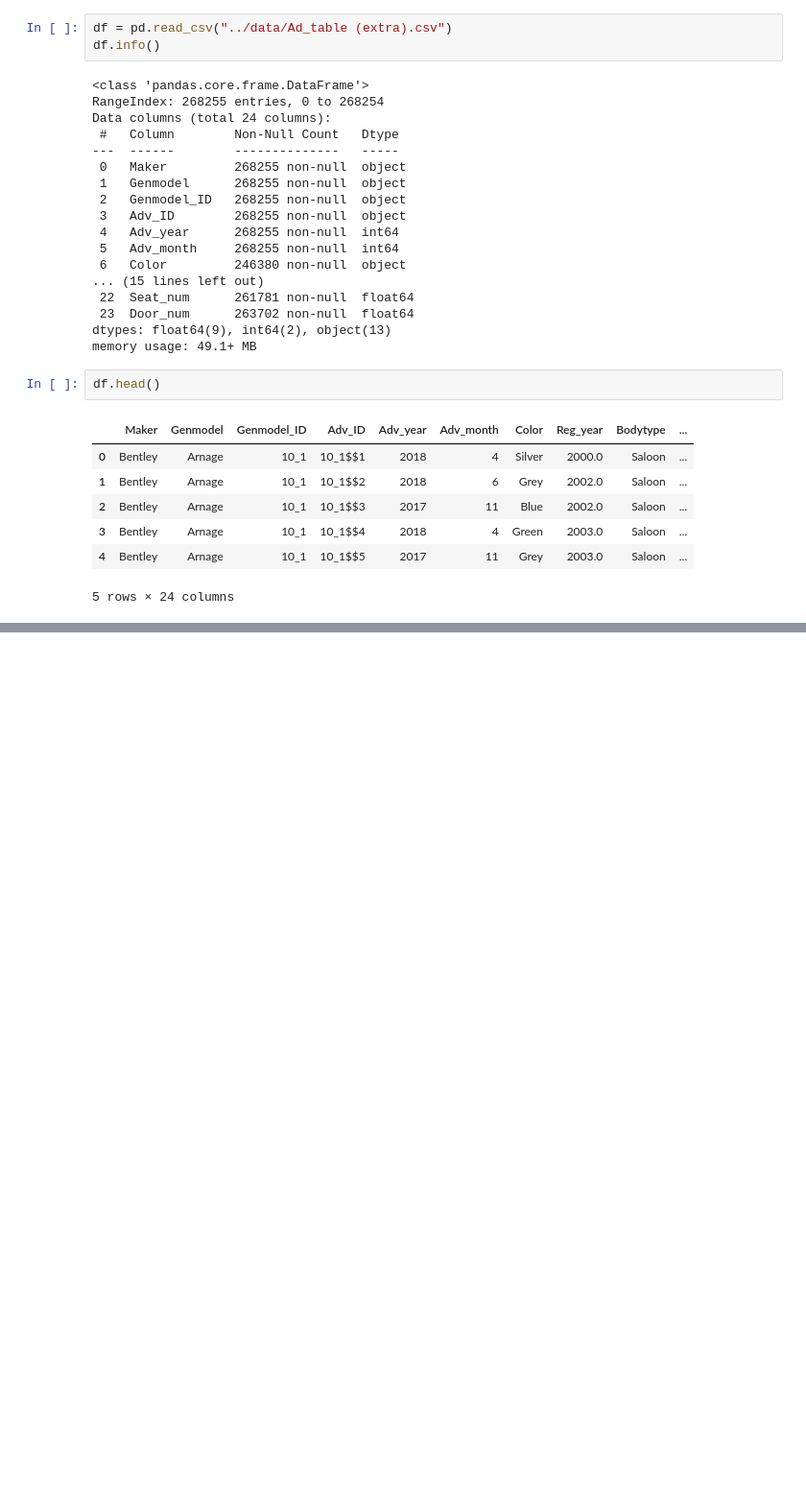
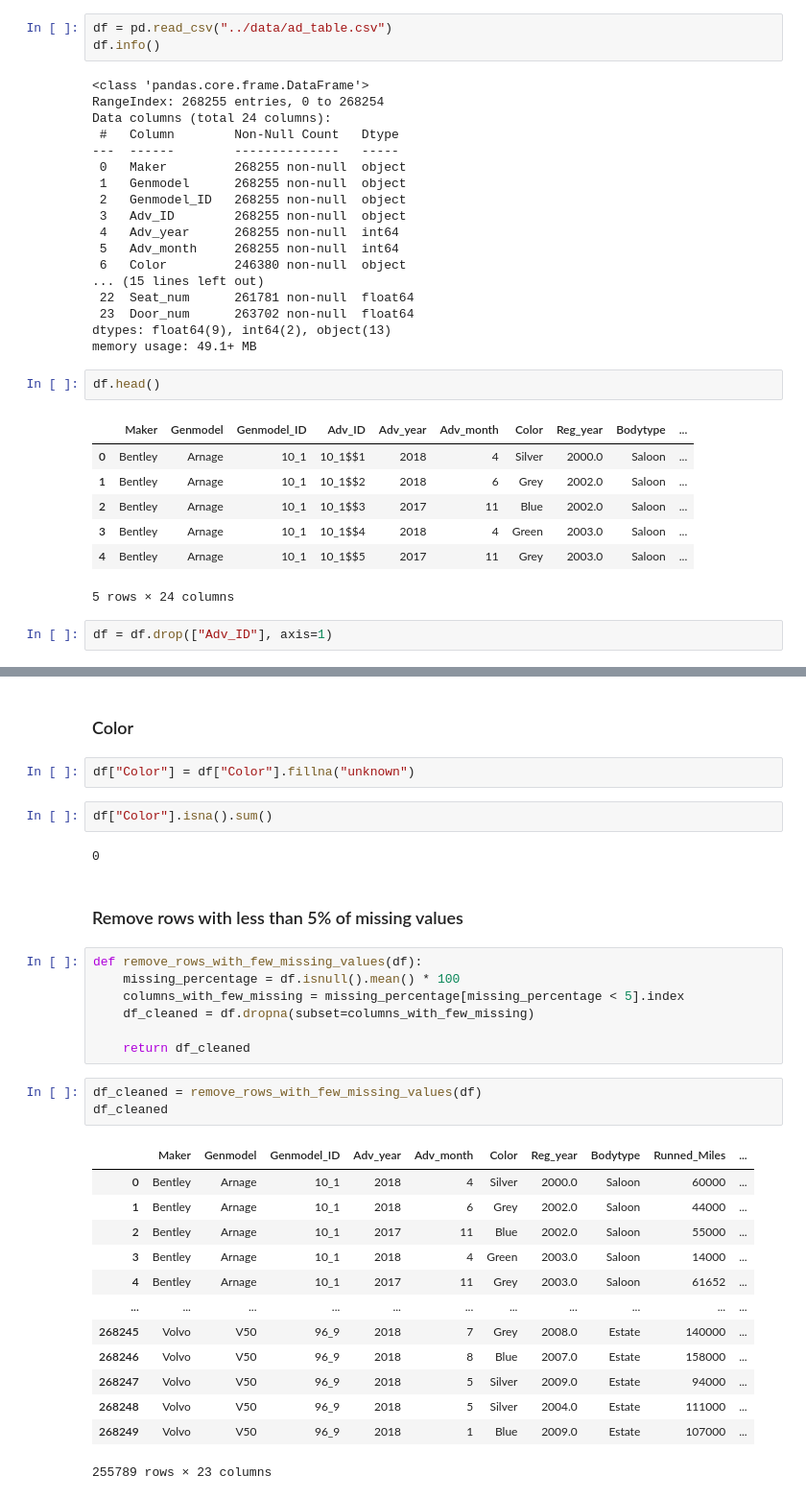
Before and after one commit to albertevieites/cars-uk, a Jupyter notebook: notebooks/01_explore.ipynb, the cells around one changed output, grey strips where cells are left out. Shown at 96% size. Drawn from its saved outputs; the diff is of its cells as text; blank space fills up the shorter version.

Commit message:
feat: add cleaned dataset

```diff
--- a/notebooks/01_explore.ipynb
+++ b/notebooks/01_explore.ipynb
@@ -3,5 +4,5 @@ import pandas as pd
 # %%
-df = pd.read_csv("../data/Ad_table (extra).csv")
+df = pd.read_csv("../data/ad_table.csv")
 df.info()
 # %% [output]
 <class 'pandas.core.frame.DataFrame'>
@@ -31,3 +32,5 @@ df.head()
 | 3 | Bentley | Arnage | 10_1 | 10_1$$4 | 2018 | 4 | Green | 2003.0 | Saloon | ... |
 | 4 | Bentley | Arnage | 10_1 | 10_1$$5 | 2017 | 11 | Grey | 2003.0 | Saloon | ... |
 5 rows × 24 columns
+# %%
+df = df.drop(["Adv_ID"], axis=1)
@@ -33,0 +107,34 @@ df.head()
+# %% [markdown]
+### Color
+# %%
+df["Color"] = df["Color"].fillna("unknown")
+# %%
+df["Color"].isna().sum()
+# %% [output]
+0
+# %% [markdown]
+### Remove rows with less than 5% of missing values
+# %%
+def remove_rows_with_few_missing_values(df):
+    missing_percentage = df.isnull().mean() * 100
+    columns_with_few_missing = missing_percentage[missing_percentage < 5].index
+    df_cleaned = df.dropna(subset=columns_with_few_missing)
+
+    return df_cleaned
+# %%
+df_cleaned = remove_rows_with_few_missing_values(df)
+df_cleaned
+# %% [output]
+|  | Maker | Genmodel | Genmodel_ID | Adv_year | Adv_month | Color | Reg_year | Bodytype | Runned_Miles | ... |
+| 0 | Bentley | Arnage | 10_1 | 2018 | 4 | Silver | 2000.0 | Saloon | 60000 | ... |
+| 1 | Bentley | Arnage | 10_1 | 2018 | 6 | Grey | 2002.0 | Saloon | 44000 | ... |
+| 2 | Bentley | Arnage | 10_1 | 2017 | 11 | Blue | 2002.0 | Saloon | 55000 | ... |
+| 3 | Bentley | Arnage | 10_1 | 2018 | 4 | Green | 2003.0 | Saloon | 14000 | ... |
+| 4 | Bentley | Arnage | 10_1 | 2017 | 11 | Grey | 2003.0 | Saloon | 61652 | ... |
+| ... | ... | ... | ... | ... | ... | ... | ... | ... | ... | ... |
+| 268245 | Volvo | V50 | 96_9 | 2018 | 7 | Grey | 2008.0 | Estate | 140000 | ... |
+| 268246 | Volvo | V50 | 96_9 | 2018 | 8 | Blue | 2007.0 | Estate | 158000 | ... |
+| 268247 | Volvo | V50 | 96_9 | 2018 | 5 | Silver | 2009.0 | Estate | 94000 | ... |
+| 268248 | Volvo | V50 | 96_9 | 2018 | 5 | Silver | 2004.0 | Estate | 111000 | ... |
+| 268249 | Volvo | V50 | 96_9 | 2018 | 1 | Blue | 2009.0 | Estate | 107000 | ... |
+255789 rows × 23 columns
```
Also changed, not shown: parts of 44 cells of this notebook, 3 other files.
